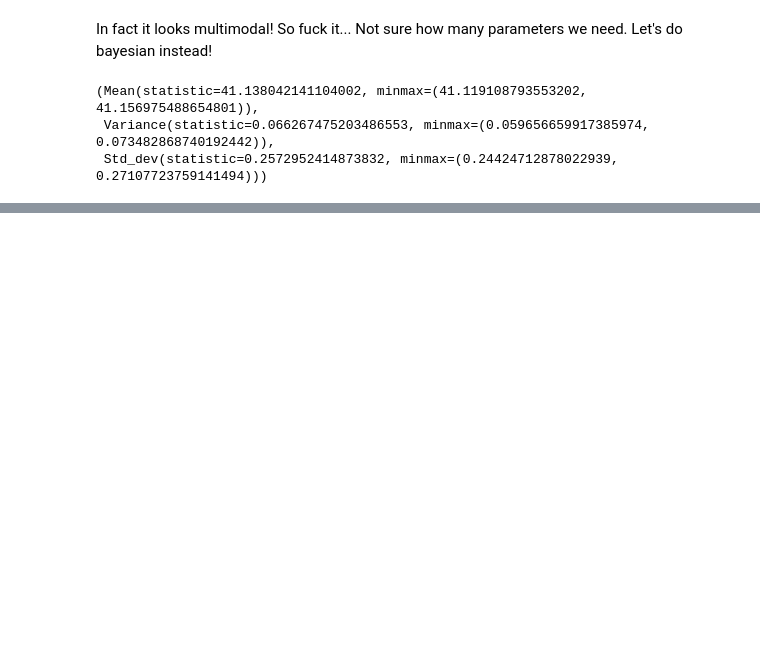
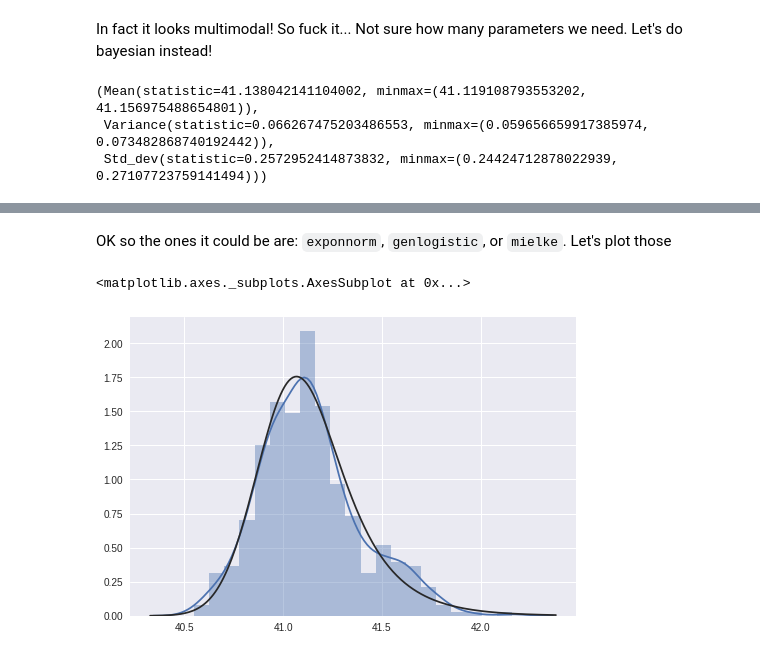
Before and after one commit to saulshanabrook/clojush_profiling, a Jupyter notebook: Univeriate.ipynb, the cells around one changed output, grey strips where cells are left out. Saved outputs shown, nothing was run; the diff lists cells and outputs as text; code cells hidden in the pictures; blank space fills up the shorter version.

```diff
--- a/Univeriate.ipynb
+++ b/Univeriate.ipynb
@@ -616,0 +689,7 @@ stats.bayes_mvs(x)
+# %% [markdown]
+OK so the ones it could be are: `exponnorm`, `genlogistic`, or `mielke`. Let's plot those
+# %%
+sns.distplot(x, fit=stats.exponnorm)
+# %% [output]
+<matplotlib.axes._subplots.AxesSubplot at 0x...>
+[figure, added]
```
Also changed, not shown: parts of 6 cells of this notebook.
